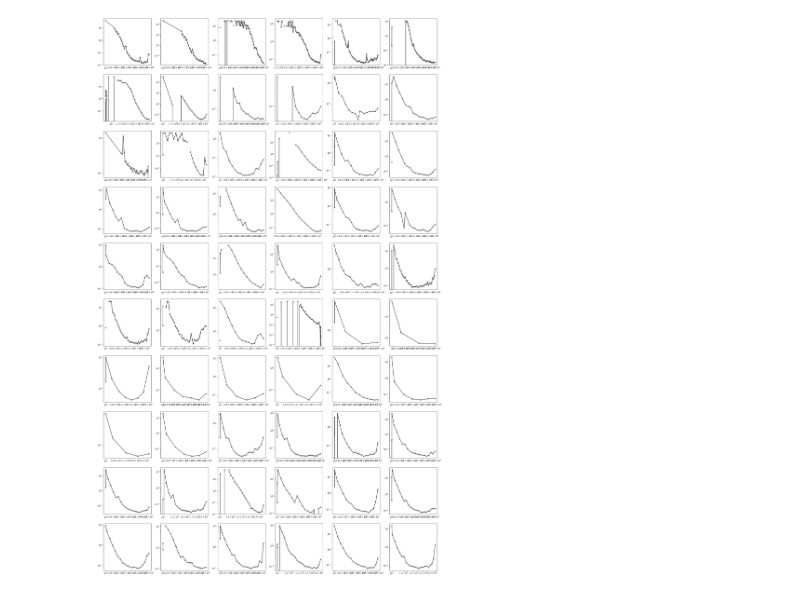
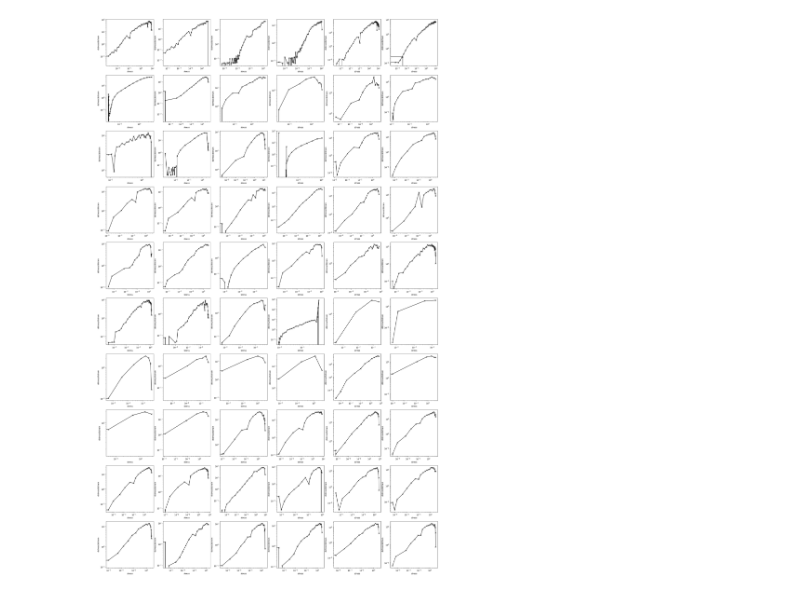
Before and after one commit to siemdejong/skinstression, a Jupyter notebook: notebooks/8-sjg-chase.ipynb, the cells around one changed output. Drawn from its saved outputs; the diff is of its cells as text; code cells hidden in the pictures.

Commit message:
perform group by strain

```diff
--- a/notebooks/8-sjg-chase.ipynb
+++ b/notebooks/8-sjg-chase.ipynb
@@ -14,20 +14,22 @@ file = "../data/SSCURVES(1-61).xlsx"
 # %%
 xls = pd.ExcelFile(file)
 
 fig, axs = plt.subplots(10, 6, figsize=(30,50))
 
 
 for sheet, ax in tqdm(zip(xls.sheet_names, axs.flat), total=len(xls.sheet_names), ncols=100):
     df = pd.read_excel(file, sheet_name=sheet)
-    df = df.groupby('Strain', as_index=False).agg('mean')
+    df = df.groupby('Strain', as_index=False).agg('mean', numeric_only=True)
+    df = df.dropna(subset=['Strain', 'Stress'])
 
     x_data = df['Strain']
     y_data = df['Stress']
 
-    # dydx = np.diff(df['Stress']) / np.diff(df['Strain'])
-    dxdy = np.diff(df['Strain']) / np.diff(df['Stress'])
+    dydx = np.diff(df['Stress']) / np.diff(df['Strain'])
 
-    ax.loglog(x_data[:-1], dxdy, marker='x', color='black')
+    ax.loglog(y_data[:-1], dydx, marker='x', color='black')
+    ax.set_xlabel('stress')
+    ax.set_ylabel('dstress/dstrain')
 plt.show()
 # %% [output]
-[figure, old version]
+[figure, new version]
```
Also changed, not shown: 1 other file.
